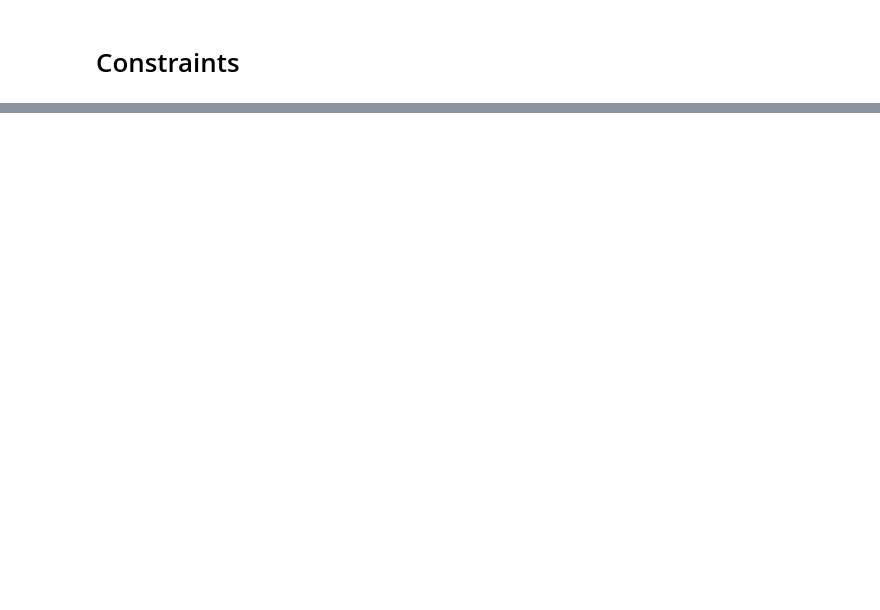
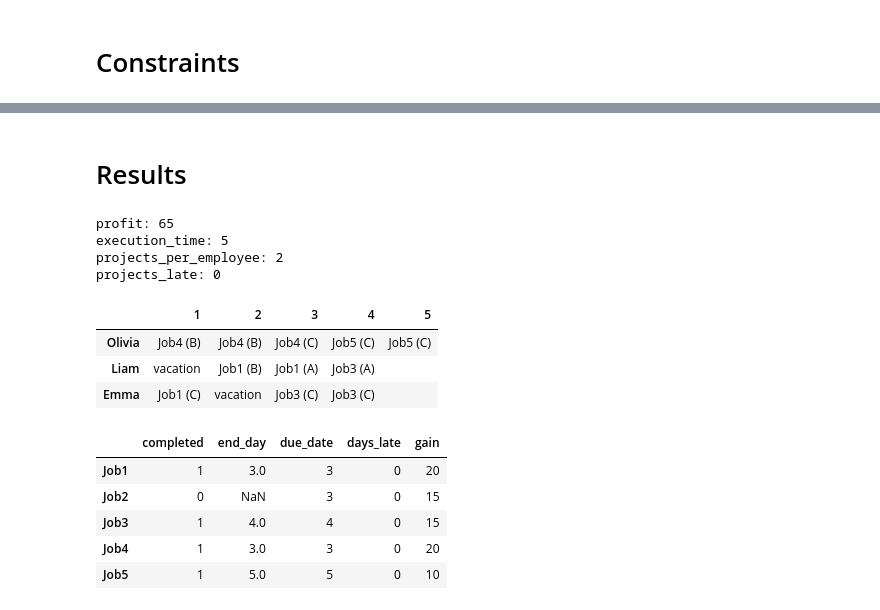
Before and after one commit to filipL-epsilon/Staff_Optimization_mscAI_project, a Jupyter notebook: toy_dataset_work.ipynb, the cells around one changed output, grey strips where cells are left out. Cells and saved outputs as stored; diff of their text form; code cells hidden in the pictures; blank space fills up the shorter version.

Commit message:
Fixed notebook execution order and adding lateness, objectives and solve

```diff
--- a/toy_dataset_work.ipynb
+++ b/toy_dataset_work.ipynb
@@ -60,6 +59,6 @@ Q_j
  'Job4': {'B', 'C'},
  'Job5': {'C'}}
 # %%
-for k in Q_j[k]:
+for k in Q_j["Job1"]:
     print(k)
 # %% [output]
@@ -155,4 +137,7 @@ x = m.addVars(idx, vtype=GRB.BINARY, name="x")
 y = m.addVars(J, vtype=GRB.BINARY, name='y')
 
 # completion day of the project
-e = m.addVars()
+e = m.addVars(J, vtype=GRB.INTEGER, lb=0, ub=h, name='e')
+
+# number of days late of the project
+l = m.addVars(J, vtype=GRB.INTEGER, lb=0, name='l')
@@ -191,0 +307,46 @@ J
+# %% [markdown]
+# Results
+# %%
+# value of each objective
+for o in range(m.NumObj):
+    m.Params.ObjNumber = o
+    print(f"{m.ObjNName}: {m.ObjNVal:g}")
+# %% [output]
+profit: 65
+execution_time: 5
+projects_per_employee: 2
+projects_late: 0
+# %%
+# schedule: staff x days
+schedule = pd.DataFrame("", index=S, columns=list(H))
+for i in S:
+    for t in V_i[i]:
+        schedule.loc[i, t] = "vacation"
+for (i, t, j, k), var in x.items():
+    if var.X > 0.5:
+        schedule.loc[i, t] = f"{j} ({k})"
+
+schedule
+# %% [output]
+|  | 1 | 2 | 3 | 4 | 5 |
+| Olivia | Job4 (B) | Job4 (B) | Job4 (C) | Job5 (C) | Job5 (C) |
+| Liam | vacation | Job1 (B) | Job1 (A) | Job3 (A) |  |
+| Emma | Job1 (C) | vacation | Job3 (C) | Job3 (C) |  |
+# %%
+# projects: completed or not, completion day and delay
+projects = pd.DataFrame({
+    "completed": {j: int(round(y[j].X)) for j in J},
+    "end_day":   {j: int(round(e[j].X)) if y[j].X > 0.5 else None for j in J},
+    "due_date":  d,
+    "days_late": {j: int(round(l[j].X)) for j in J},
+    "gain":      g,
+})
+
+projects
+# %% [output]
+|  | completed | end_day | due_date | days_late | gain |
+| Job1 | 1 | 3.0 | 3 | 0 | 20 |
+| Job2 | 0 | NaN | 3 | 0 | 15 |
+| Job3 | 1 | 4.0 | 4 | 0 | 15 |
+| Job4 | 1 | 3.0 | 3 | 0 | 20 |
+| Job5 | 1 | 5.0 | 5 | 0 | 10 |
```
Also changed, not shown: parts of 21 cells of this notebook.
